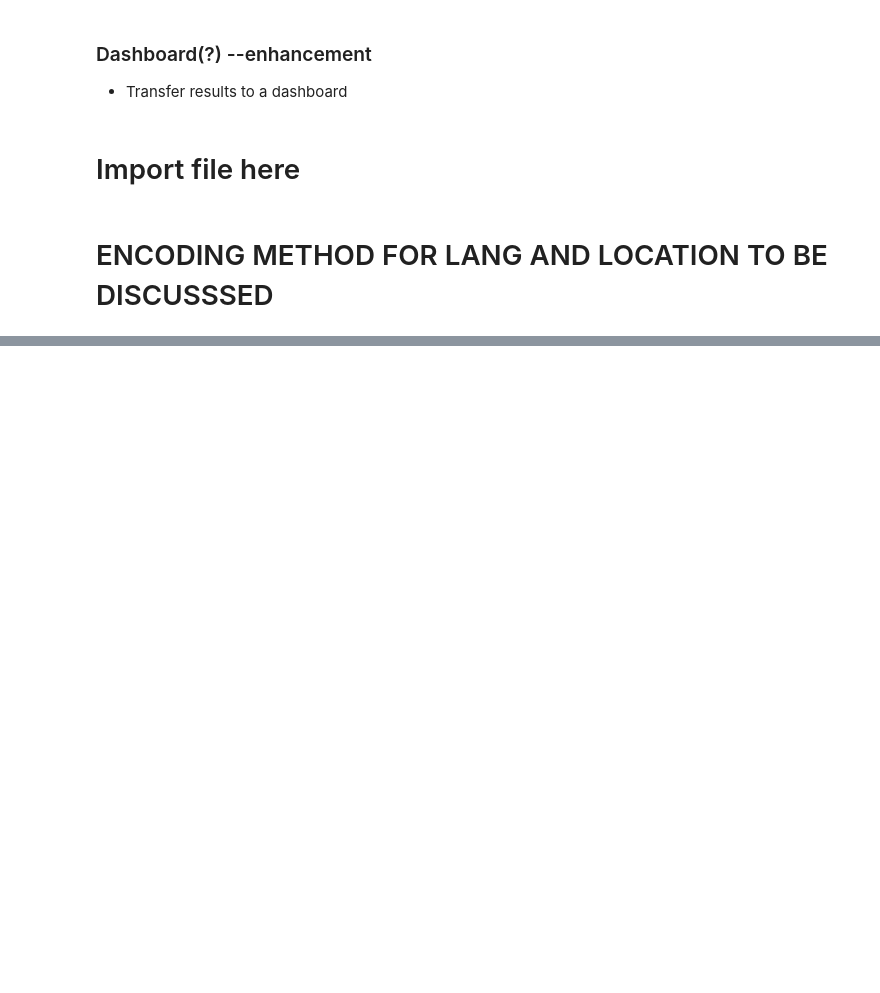
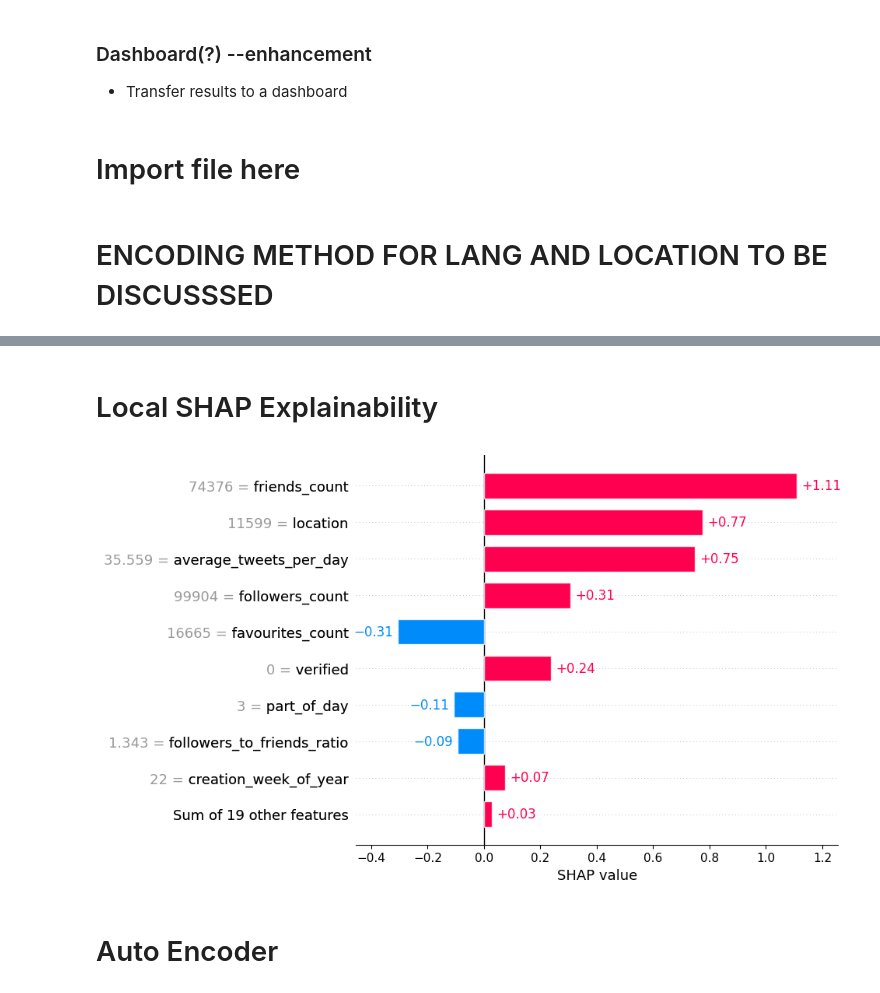
Before and after one commit to wennwei/bt4222, a Jupyter notebook: 4_models.ipynb, the cells around one changed output, grey strips where cells are left out. Cells and saved outputs as stored; diff of their text form; code cells hidden in the pictures; blank space fills up the shorter version.

```diff
--- a/4_models.ipynb
+++ b/4_models.ipynb
@@ -759,0 +874,9 @@ best_auc_trial[['test_auc','threshold_0.5_auc_test','threshold_0.8_auc_test',
+# %% [markdown]
+# Local SHAP Explainability
+# %%
+#shap.plots.bar(shap_values)
+shap.plots.bar(shap_values[0])
+# %% [output]
+[figure, added]
+# %% [markdown]
+# Auto Encoder
```
Also changed, not shown: parts of 21 cells of this notebook, 6 other files.
